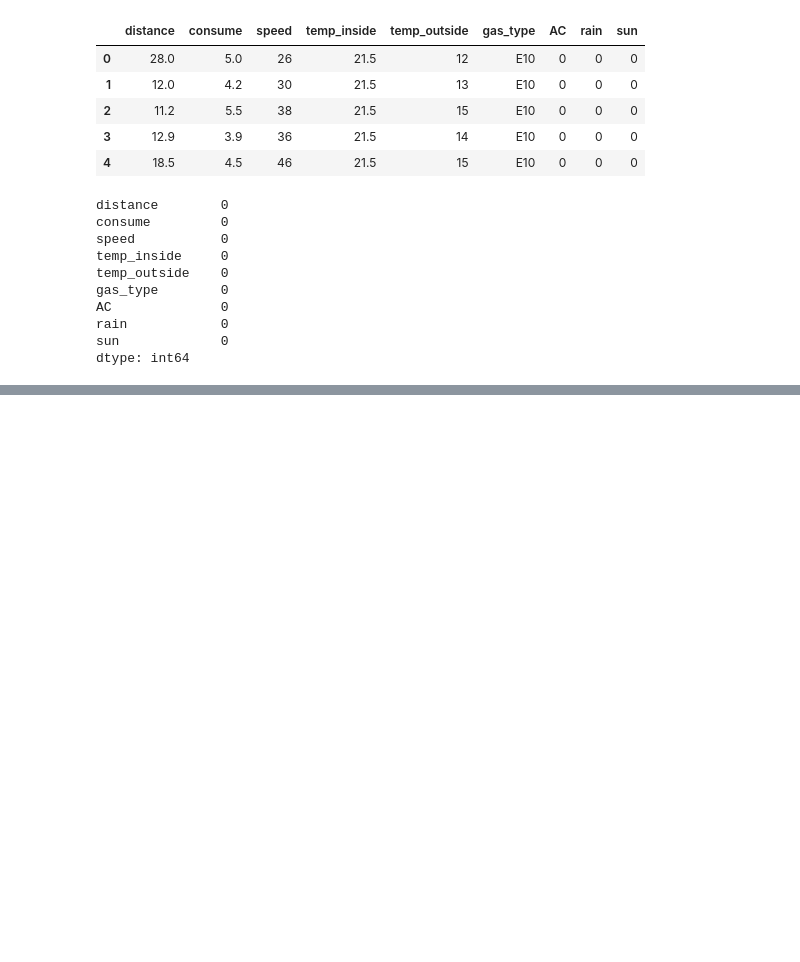
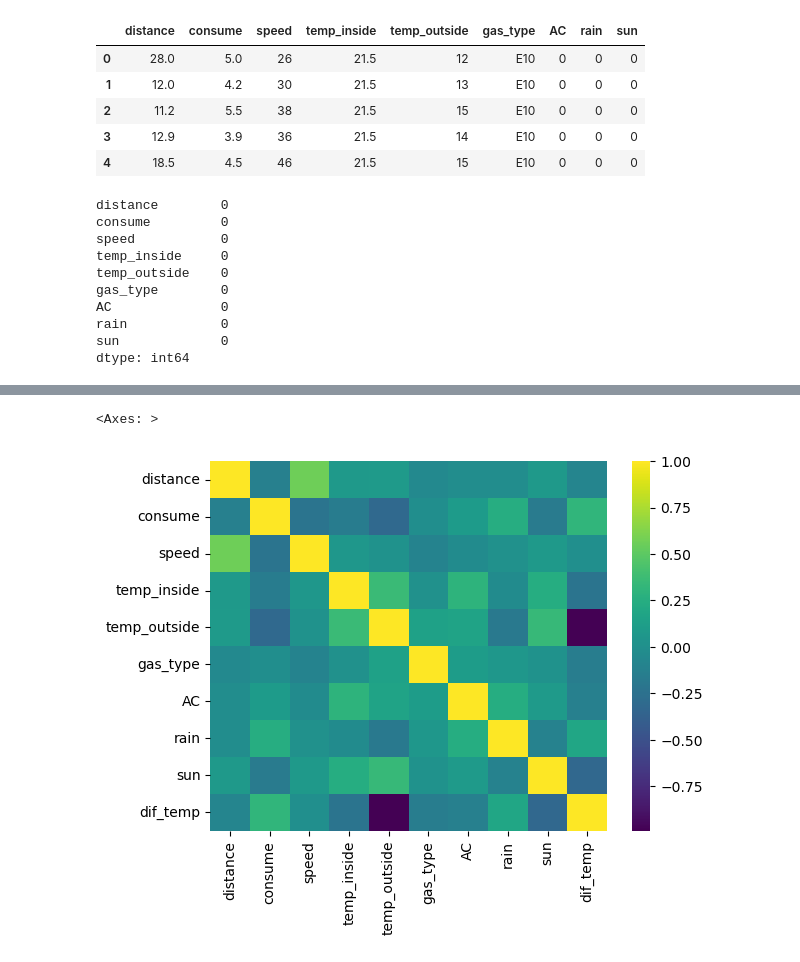
Before and after one commit to ironhack-edu/technical_challenge_DA, a Jupyter notebook: main.ipynb, the cells around one changed output, grey strips where cells are left out. Saved outputs shown, nothing was run; the diff lists cells and outputs as text; code cells hidden in the pictures; blank space fills up the shorter version.

```diff
--- a/main.ipynb
+++ b/main.ipynb
@@ -147,0 +185,9 @@ dtype: int64
+# %%
+#Function to change the gas_type column string values to integer, then they can be used in the ML section.
+
+def gas_type_int(gas_type):
+    gas_type_map = {'E10': 0, 'SP98': 1}
+    return gas_type_map[gas_type]
+
+# Apply the function to the 'gas_type' column
+df['gas_type'] = df['gas_type'].apply(gas_type_int)
@@ -147,0 +207,4 @@ dtype: int64
+# %%
+#Calculating a delta T column to see the difference between the inside and outer temperature
+
+df['dif_temp'] = df['temp_inside']- df['temp_outside']
@@ -147,0 +220,5 @@ dtype: int64
+# %%
+sns.heatmap(df.corr(),cmap='viridis')
+# %% [output]
+<Axes: >
+[figure, added]
```
Also changed, not shown: parts of 24 cells of this notebook.
